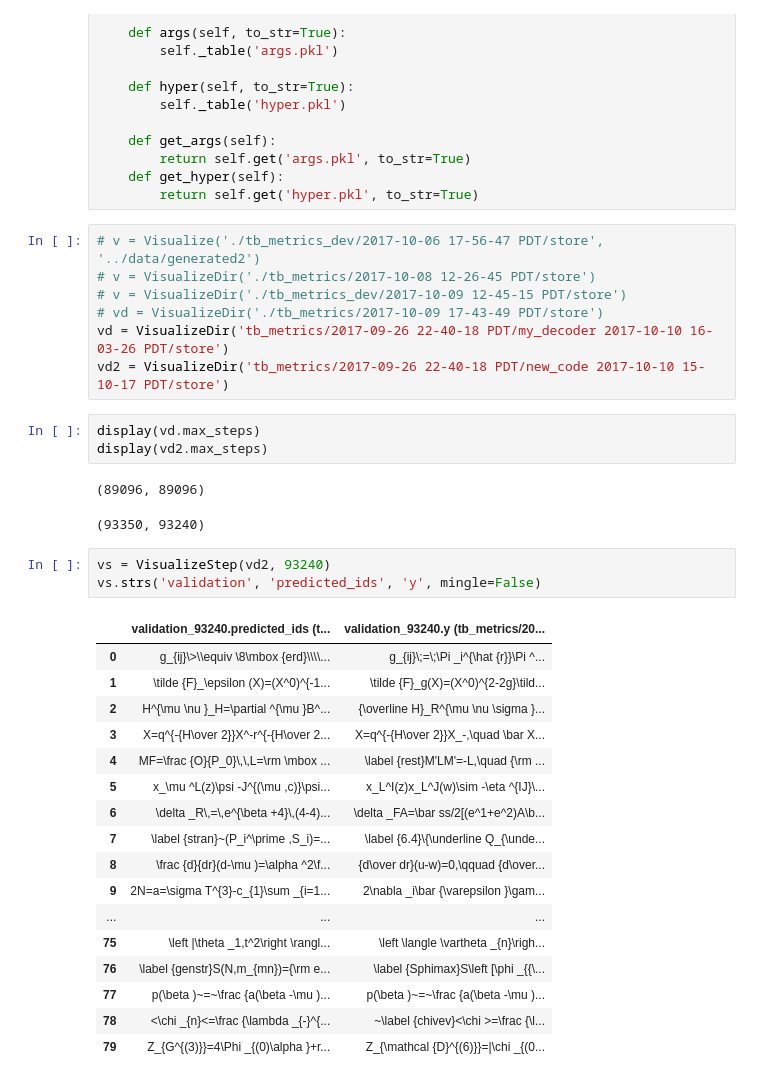
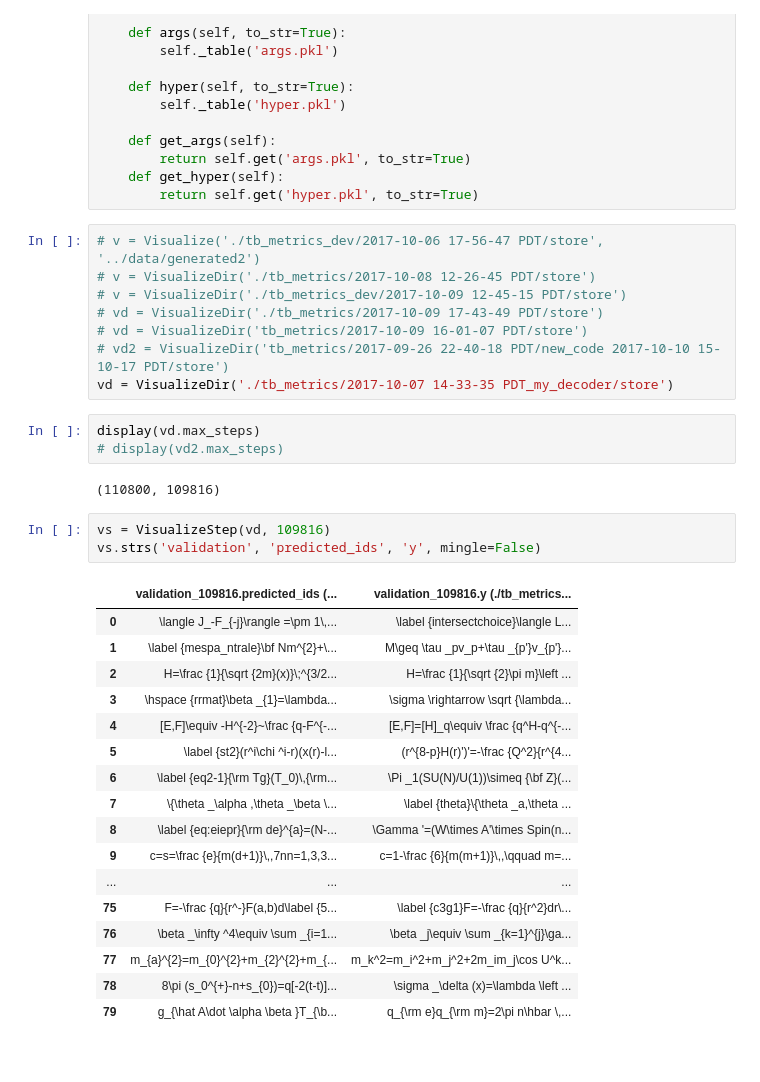
Before and after one commit to untrix/im2latex, a Jupyter notebook: src/visualize.ipynb, the cells around one changed output. Drawn from its saved outputs; the diff is of its cells as text.

```diff
--- a/src/visualize.ipynb
+++ b/src/visualize.ipynb
@@ -189,33 +189,33 @@ class DiffParams(object):
 # v = VisualizeDir('./tb_metrics/2017-10-08 12-26-45 PDT/store')
 # v = VisualizeDir('./tb_metrics_dev/2017-10-09 12-45-15 PDT/store')
 # vd = VisualizeDir('./tb_metrics/2017-10-09 17-43-49 PDT/store')
-vd = VisualizeDir('tb_metrics/2017-09-26 22-40-18 PDT/my_decoder 2017-10-10 16-03-26 PDT/store')
-vd2 = VisualizeDir('tb_metrics/2017-09-26 22-40-18 PDT/new_code 2017-10-10 15-10-17 PDT/store')
+# vd = VisualizeDir('tb_metrics/2017-10-09 16-01-07 PDT/store')
+# vd2 = VisualizeDir('tb_metrics/2017-09-26 22-40-18 PDT/new_code 2017-10-10 15-10-17 PDT/store')
+vd = VisualizeDir('./tb_metrics/2017-10-07 14-33-35 PDT_my_decoder/store')
 # %%
 display(vd.max_steps)
-display(vd2.max_steps)
+# display(vd2.max_steps)
 # %% [output]
-(89096, 89096)
+(110800, 109816)
-(93350, 93240)
 # %%
-vs = VisualizeStep(vd2, 93240)
+vs = VisualizeStep(vd, 109816)
 vs.strs('validation', 'predicted_ids', 'y', mingle=False)
 # %% [output]
-|  | validation_93240.predicted_ids (t... | validation_93240.y (tb_metrics/20... |
-| 0 | g_{ij}\>\\equiv \8\mbox {erd}\\\\... | g_{ij}\;=\;\Pi _i^{\hat {r}}\Pi ^... |
-| 1 | \tilde {F}_\epsilon (X)=(X^0)^{-1... | \tilde {F}_g(X)=(X^0)^{2-2g}\tild... |
-| 2 | H^{\mu \nu }_H=\partial ^{\mu }B^... | {\overline H}_R^{\mu \nu \sigma }... |
-| 3 | X=q^{-{H\over 2}}X^-r^{-{H\over 2... | X=q^{-{H\over 2}}X_-,\quad \bar X... |
-| 4 | MF=\frac {O}{P_0}\,\,L=\rm \mbox ... | \label {rest}M'LM'=-L,\quad {\rm ... |
-| 5 | x_\mu ^L(z)\psi -J^{(\mu ,c)}\psi... | x_L^I(z)x_L^J(w)\sim -\eta ^{IJ}\... |
-| 6 | \delta _R\,=\,e^{\beta +4}\,(4-4)... | \delta _FA=\bar ss/2[(e^1+e^2)A\b... |
-| 7 | \label {stran}~(P_i^\prime ,S_i)=... | \label {6.4}\{\underline Q_{\unde... |
-| 8 | \frac {d}{dr}(d-\mu )=\alpha ^2\f... | {d\over dr}(u-w)=0,\qquad {d\over... |
-| 9 | 2N=a=\sigma T^{3}-c_{1}\sum _{i=1... | 2\nabla _i\bar {\varepsilon }\gam... |
+|  | validation_109816.predicted_ids (... | validation_109816.y (./tb_metrics... |
+| 0 | \langle J_-F_{-j}\rangle =\pm 1\,... | \label {intersectchoice}\langle L... |
+| 1 | \label {mespa_ntrale}\bf Nm^{2}+\... | M\geq \tau _pv_p+\tau _{p'}v_{p'}... |
+| 2 | H=\frac {1}{\sqrt {2m}(x)}\;^{3/2... | H=\frac {1}{\sqrt {2}\pi m}\left ... |
+| 3 | \hspace {rrmat}\beta _{1}=\lambda... | \sigma \rightarrow \sqrt {\lambda... |
+| 4 | [E,F]\equiv -H^{-2}~\frac {q-F^{-... | [E,F]=[H]_q\equiv \frac {q^H-q^{-... |
+| 5 | \label {st2}(r^i\chi ^i-r)(x(r)-l... | (r^{8-p}H(r)')'=-\frac {Q^2}{r^{4... |
+| 6 | \label {eq2-1}{\rm Tg}(T_0)\,{\rm... | \Pi _1(SU(N)/U(1))\simeq {\bf Z}(... |
+| 7 | \{\theta _\alpha ,\theta _\beta \... | \label {theta}\{\theta _a,\theta ... |
+| 8 | \label {eq:eiepr}{\rm de}^{a}=(N-... | \Gamma '=(W\times A'\times Spin(n... |
+| 9 | c=s=\frac {e}{m(d+1)}\,,7nn=1,3,3... | c=1-\frac {6}{m(m+1)}\,,\qquad m=... |
 | ... | ... | ... |
-| 75 | \left |\theta _1,t^2\right \rangl... | \left \langle \vartheta _{n}\righ... |
-| 76 | \label {genstr}S(N,m_{mn})={\rm e... | \label {Sphimax}S\left [\phi _{{\... |
-| 77 | p(\beta )~=~\frac {a(\beta -\mu )... | p(\beta )~=~\frac {a(\beta -\mu )... |
-| 78 | <\chi _{n}<=\frac {\lambda _{-}^{... | ~\label {chivev}<\chi >=\frac {\l... |
-| 79 | Z_{G^{(3)}}=4\Phi _{(0)\alpha }+r... | Z_{\mathcal {D}^{(6)}}=|\chi _{(0... |
+| 75 | F=-\frac {q}{r^-}F(a,b)d\label {5... | \label {c3g1}F=-\frac {q}{r^2}dr\... |
+| 76 | \beta _\infty ^4\equiv \sum _{i=1... | \beta _j\equiv \sum _{k=1}^{j}\ga... |
+| 77 | m_{a}^{2}=m_{0}^{2}+m_{2}^{2}+m_{... | m_k^2=m_i^2+m_j^2+2m_im_j\cos U^k... |
+| 78 | 8\pi (s_0^{+}-n+s_{0})=q[-2(t-t)]... | \sigma _\delta (x)=\lambda \left ... |
+| 79 | g_{\hat A\dot \alpha \beta }T_{\b... | q_{\rm e}q_{\rm m}=2\pi n\hbar \,... |
 # %%
```
Also changed, not shown: parts of 5 cells of this notebook, 1 other file.
